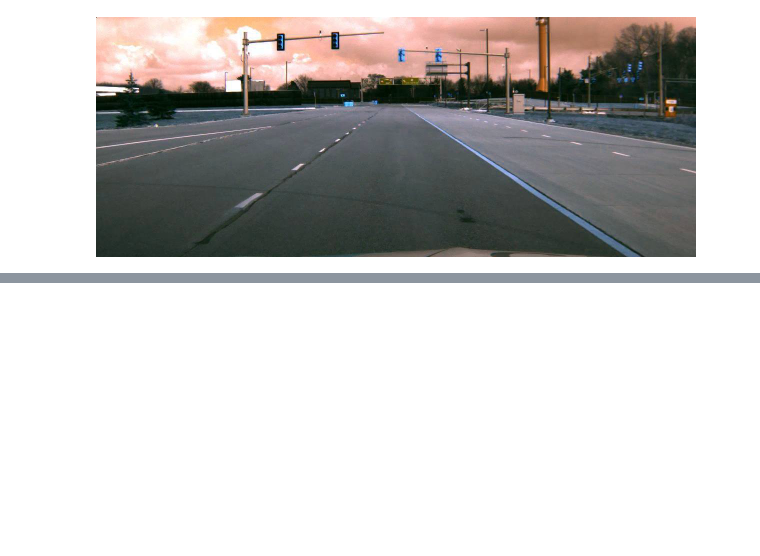
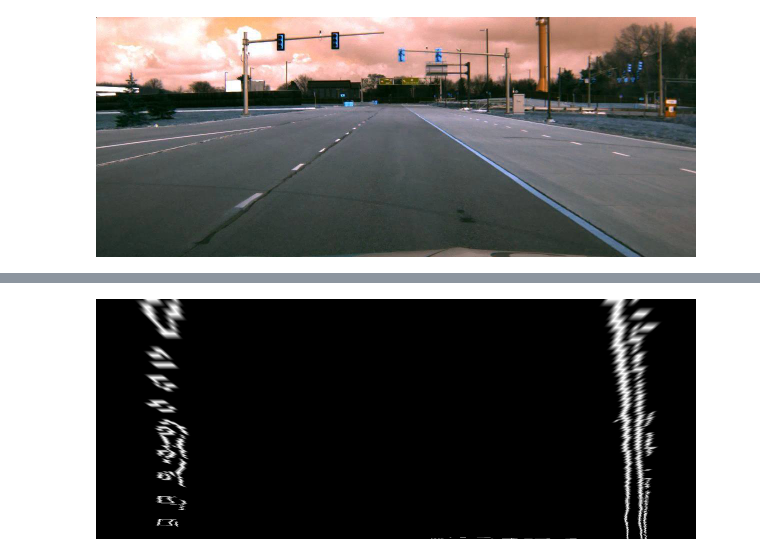
Before and after one commit to kuowenyu/self-driving-car, a Jupyter notebook: computer-vision/feature_based_lane_detection.ipynb, the cells around one changed output, grey strips where cells are left out. Cells and saved outputs as stored; diff of their text form; code cells hidden in the pictures; blank space fills up the shorter version.

```diff
--- a/computer-vision/feature_based_lane_detection.ipynb
+++ b/computer-vision/feature_based_lane_detection.ipynb
@@ -124,0 +18,6 @@ def draw_lines(img, lines, color=[255, 0, 0], thickness=3):
+# %%
+def warp_image(img, src, dst, new_dim):
+    BEV_transform = cv2.getPerspectiveTransform(src,dst)
+    birdseye_result = cv2.warpPerspective(featureImg, BEV_transform, (new_dim[0], new_dim[1]))
+    inverse_BEV_transform = cv2.getPerspectiveTransform(dst, src)
+    return birdseye_result, inverse_BEV_transform
@@ -124,0 +194,15 @@ def draw_lines(img, lines, color=[255, 0, 0], thickness=3):
+# %%
+#### get BEV view of ROI
+# define the 4 points from the original image
+src = np.float32([[0,480], [1200,480], [665,200], [535,200]])
+
+# define the dimension of the destination image
+new_dim = np.float32([1200,480])
+
+# define the 4 points on the destination image
+dst = np.float32([[0,480],[1200,480],[1200,0],[0,0]])
+
+birdseye_result, inverse_BEV_transform = warp_image(featureImg, src, dst, new_dim)
+cv2_imshow(cv2.resize(birdseye_result, dim))
+# %% [output]
+[figure, added]
```
Also changed, not shown: parts of 15 cells of this notebook.
